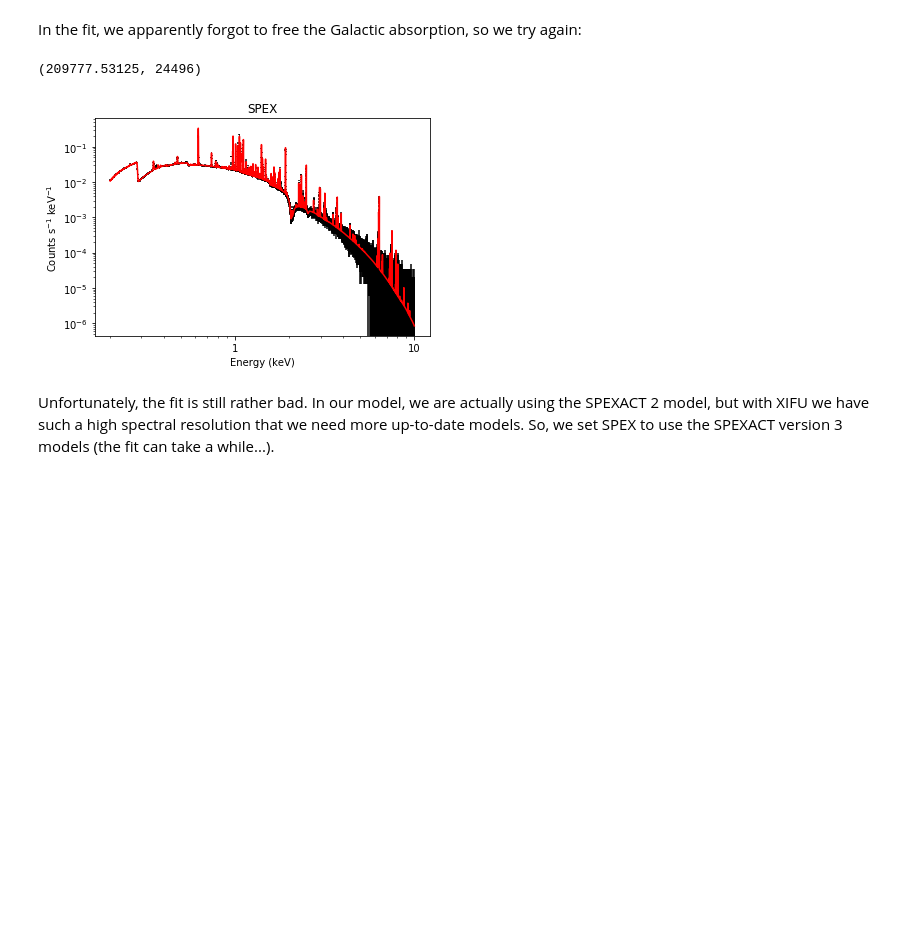
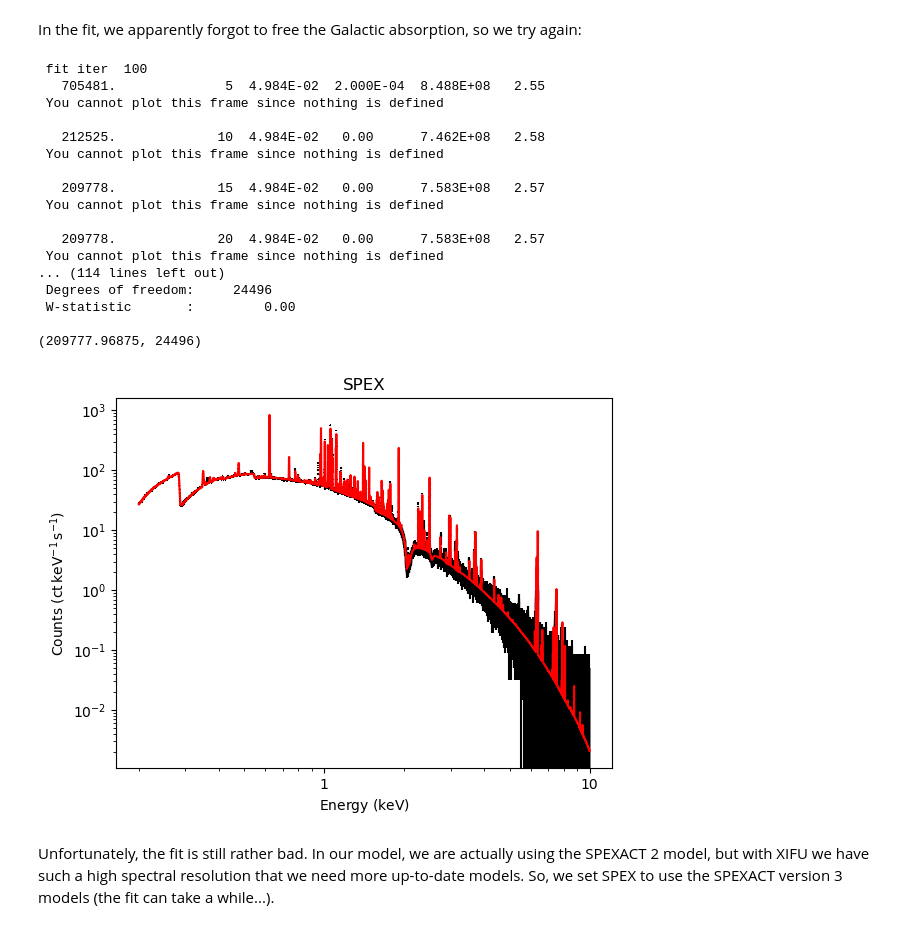
Before and after one commit to spex-xray/spex-help, a Jupyter notebook: jupyter/Simple-Session.ipynb, the cells around one changed output. Saved outputs shown, nothing was run; the diff lists cells and outputs as text; code cells hidden in the pictures; blank space fills up the shorter version.

```diff
--- a/jupyter/Simple-Session.ipynb
+++ b/jupyter/Simple-Session.ipynb
@@ -67,11 +104,27 @@ In the fit, we apparently forgot to free the Galactic absorption, so we try agai
 # %%
 s.par_free(1, 2, 'nh')
 s.fit()
 print(s.fit_cstat())
-plt = s.plot_data(xlog=True, ylog=True, show=True)
+pldata = s.plot_data(xlog=True, ylog=True, show=True)
 # %% [output]
-(209777.53125, 24496)
+ fit iter  100
+   705481.              5  4.984E-02  2.000E-04  8.488E+08   2.55
+ You cannot plot this frame since nothing is defined
+
+   212525.             10  4.984E-02   0.00      7.462E+08   2.58
+ You cannot plot this frame since nothing is defined
+
+   209778.             15  4.984E-02   0.00      7.583E+08   2.57
+ You cannot plot this frame since nothing is defined
+
+   209778.             20  4.984E-02   0.00      7.583E+08   2.57
+ You cannot plot this frame since nothing is defined
+... (114 lines left out)
+ Degrees of freedom:     24496
+ W-statistic       :         0.00
+
+(209777.96875, 24496)
-[figure, old version]
+[figure, new version]
 # %% [markdown]
 Unfortunately, the fit is still rather bad. In our model, we are actually using the SPEXACT 2 model, but with XIFU we have such a high spectral resolution that we need more up-to-date models. So, we set SPEX to use the SPEXACT version 3 models (the fit can take a while...).
 # %%
```
Also changed, not shown: parts of 9 cells of this notebook, 2 other files.
